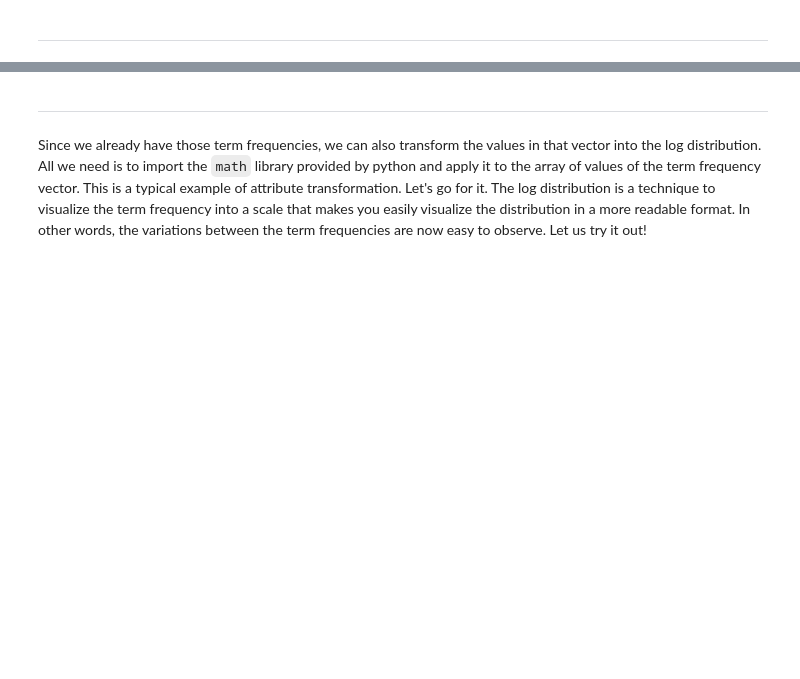
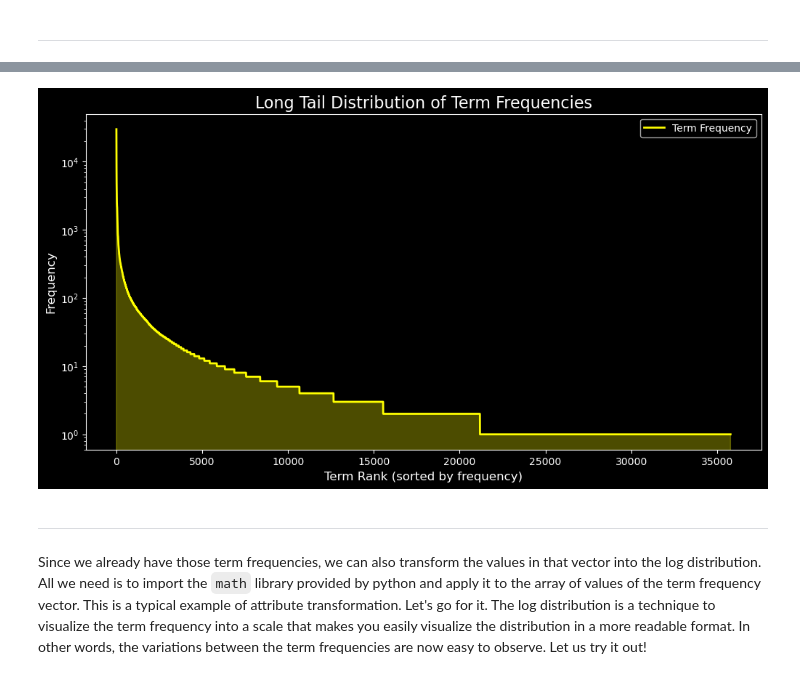
Before and after one commit to Mercy1303/DM2025-Lab1-Exercise, a Jupyter notebook: DM2025-Lab1-Master.ipynb, the cells around one changed output, grey strips where cells are left out. Saved outputs shown, nothing was run; the diff lists cells and outputs as text; code cells hidden in the pictures; blank space fills up the shorter version.

```diff
--- a/DM2025-Lab1-Master.ipynb
+++ b/DM2025-Lab1-Master.ipynb
@@ -1054,3 +1243,32 @@ Additionally, you can attempt to sort the terms on the `x-axis` by frequency ins
+# %%
+# Answer here
+
+import matplotlib.pyplot as plt
+import numpy as np
+
+# Sort term frequencies in descending order
+sorted_freq = np.sort(term_frequencies)[::-1]
+
+plt.style.use("dark_background")
+
+# Plot long tail curve
+plt.figure(figsize=(12, 6))
+plt.plot(sorted_freq, color='yellow', linewidth=2, label='Term Frequency')
+
+# Fill under the curve to mimic the yellow tail shading
+plt.fill_between(range(len(sorted_freq)), sorted_freq, color='yellow', alpha=0.3)
+
+plt.title("Long Tail Distribution of Term Frequencies", fontsize=16, color='white')
+plt.xlabel("Term Rank (sorted by frequency)", fontsize=12, color='white')
+plt.ylabel("Frequency", fontsize=12, color='white')
+
+# Logarithmic scale to emphasize long tail
+plt.yscale('log')
+plt.grid(False)
+plt.legend()
+plt.show()
+# %% [output]
+[figure, added]
 # %% [markdown]
 ---
 # %% [markdown]
```
Also changed, not shown: parts of 34 cells of this notebook, 1 other file.
